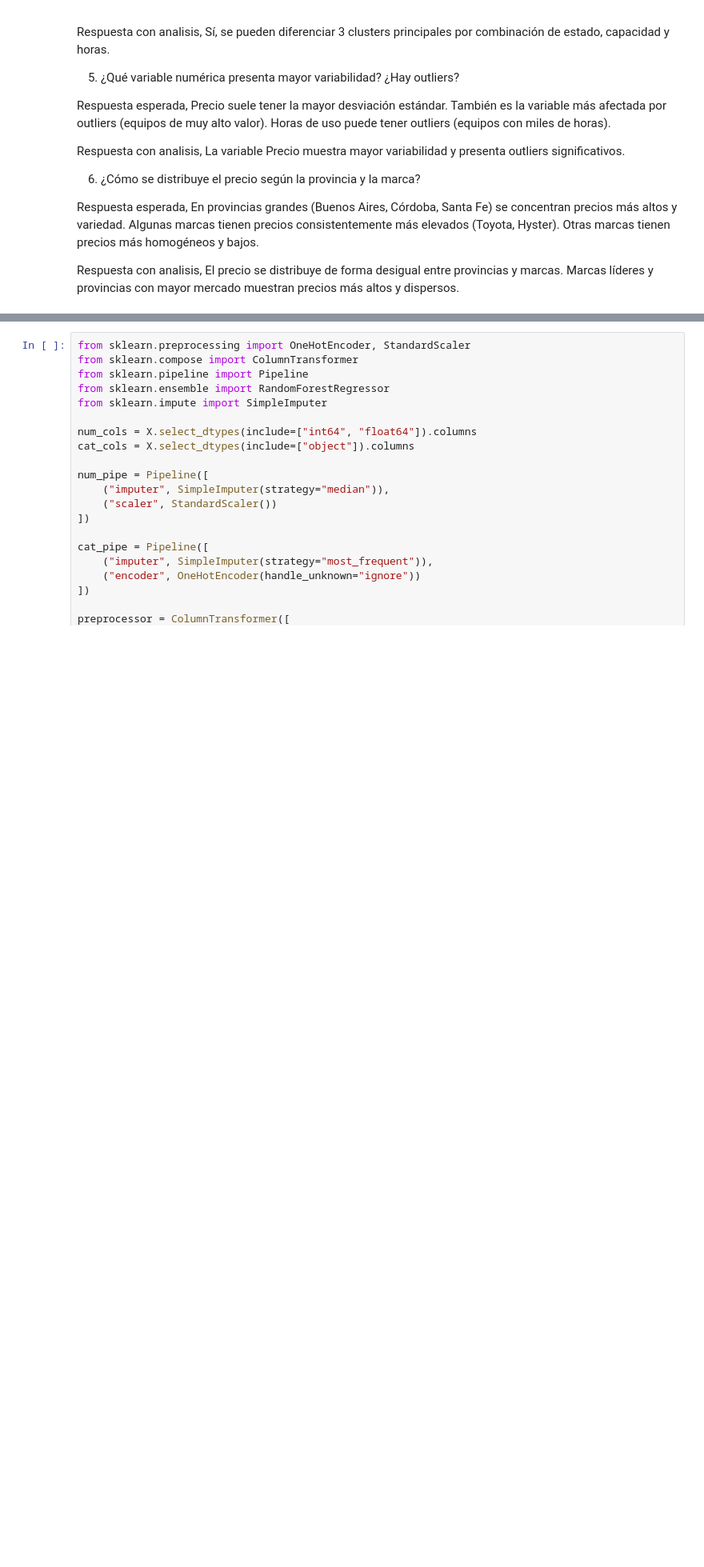
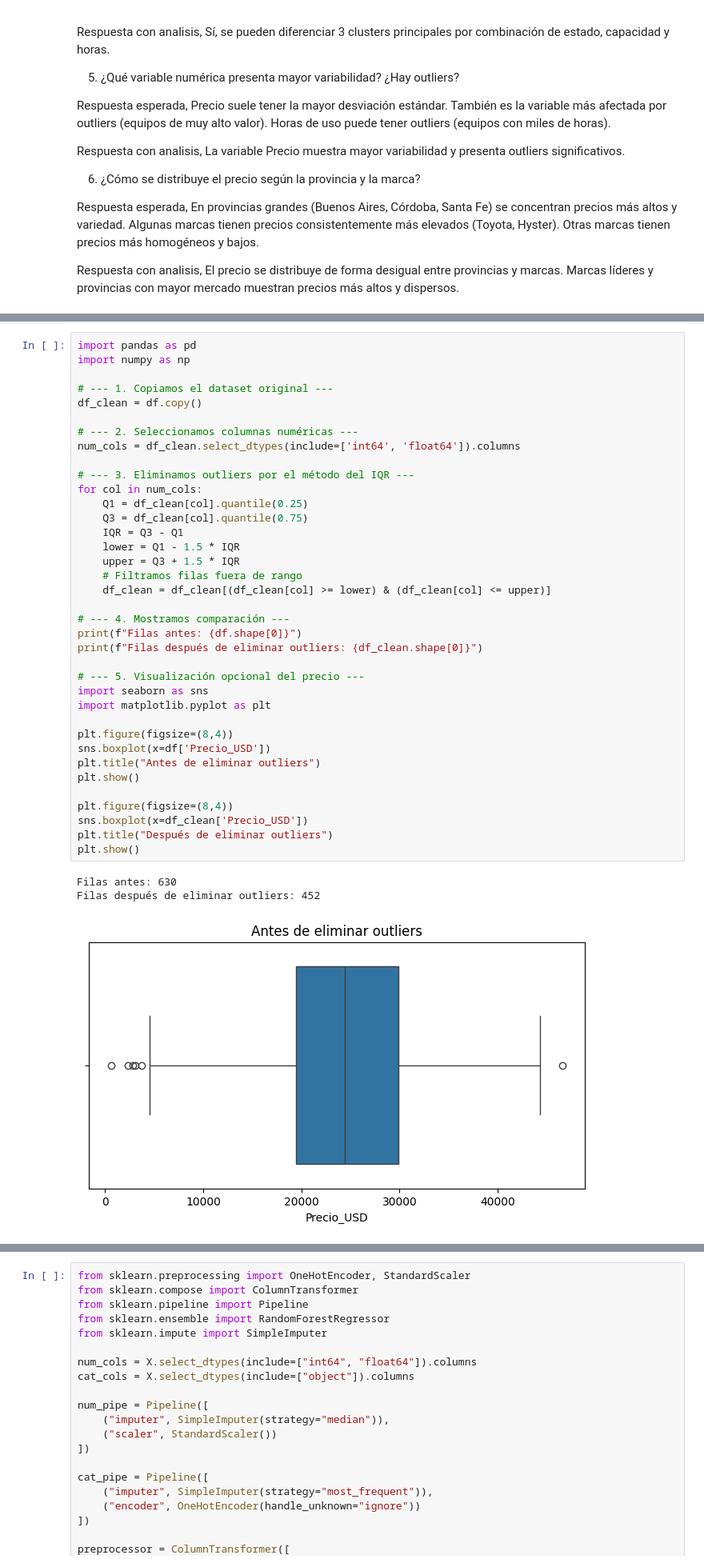
Before and after one commit to ameschini2206/Segunda-Entrega, a Jupyter notebook: ProyectoDS_ParteI_Alejandro_Meschini p2.ipynb, the cells around one changed output, grey strips where cells are left out. Shown: that part at 80% size. Cells and saved outputs as stored; diff of their text form; blank space fills up the shorter version.

```diff
--- a/ProyectoDS_ParteI_Alejandro_Meschini p2.ipynb
+++ b/ProyectoDS_ParteI_Alejandro_Meschini p2.ipynb
@@ -313,0 +315,41 @@ Se comienza a trabajar con Random Forest como modelo de regresión
+# %%
+import pandas as pd
+import numpy as np
+
+# --- 1. Copiamos el dataset original ---
+df_clean = df.copy()
+
+# --- 2. Seleccionamos columnas numéricas ---
+num_cols = df_clean.select_dtypes(include=['int64', 'float64']).columns
+
+# --- 3. Eliminamos outliers por el método del IQR ---
+for col in num_cols:
+    Q1 = df_clean[col].quantile(0.25)
+    Q3 = df_clean[col].quantile(0.75)
+    IQR = Q3 - Q1
+    lower = Q1 - 1.5 * IQR
+    upper = Q3 + 1.5 * IQR
+    # Filtramos filas fuera de rango
+    df_clean = df_clean[(df_clean[col] >= lower) & (df_clean[col] <= upper)]
+
+# --- 4. Mostramos comparación ---
+print(f"Filas antes: {df.shape[0]}")
+print(f"Filas después de eliminar outliers: {df_clean.shape[0]}")
+
+# --- 5. Visualización opcional del precio ---
+import seaborn as sns
+import matplotlib.pyplot as plt
+
+plt.figure(figsize=(8,4))
+sns.boxplot(x=df['Precio_USD'])
+plt.title("Antes de eliminar outliers")
+plt.show()
+
+plt.figure(figsize=(8,4))
+sns.boxplot(x=df_clean['Precio_USD'])
+plt.title("Después de eliminar outliers")
+plt.show()
+# %% [output]
+Filas antes: 630
+Filas después de eliminar outliers: 452
+[figure, added]
```
Also changed, not shown: parts of 10 cells of this notebook.
